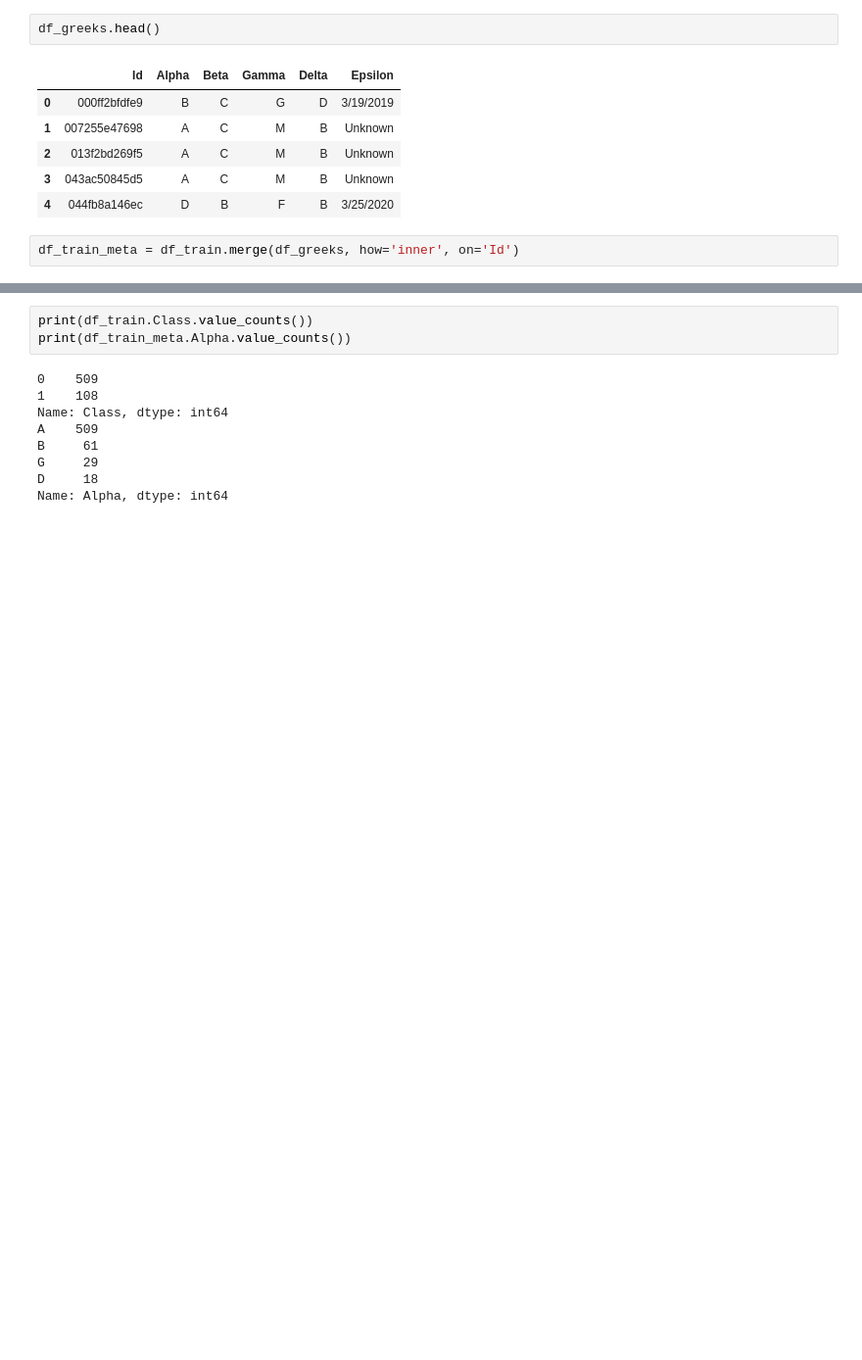
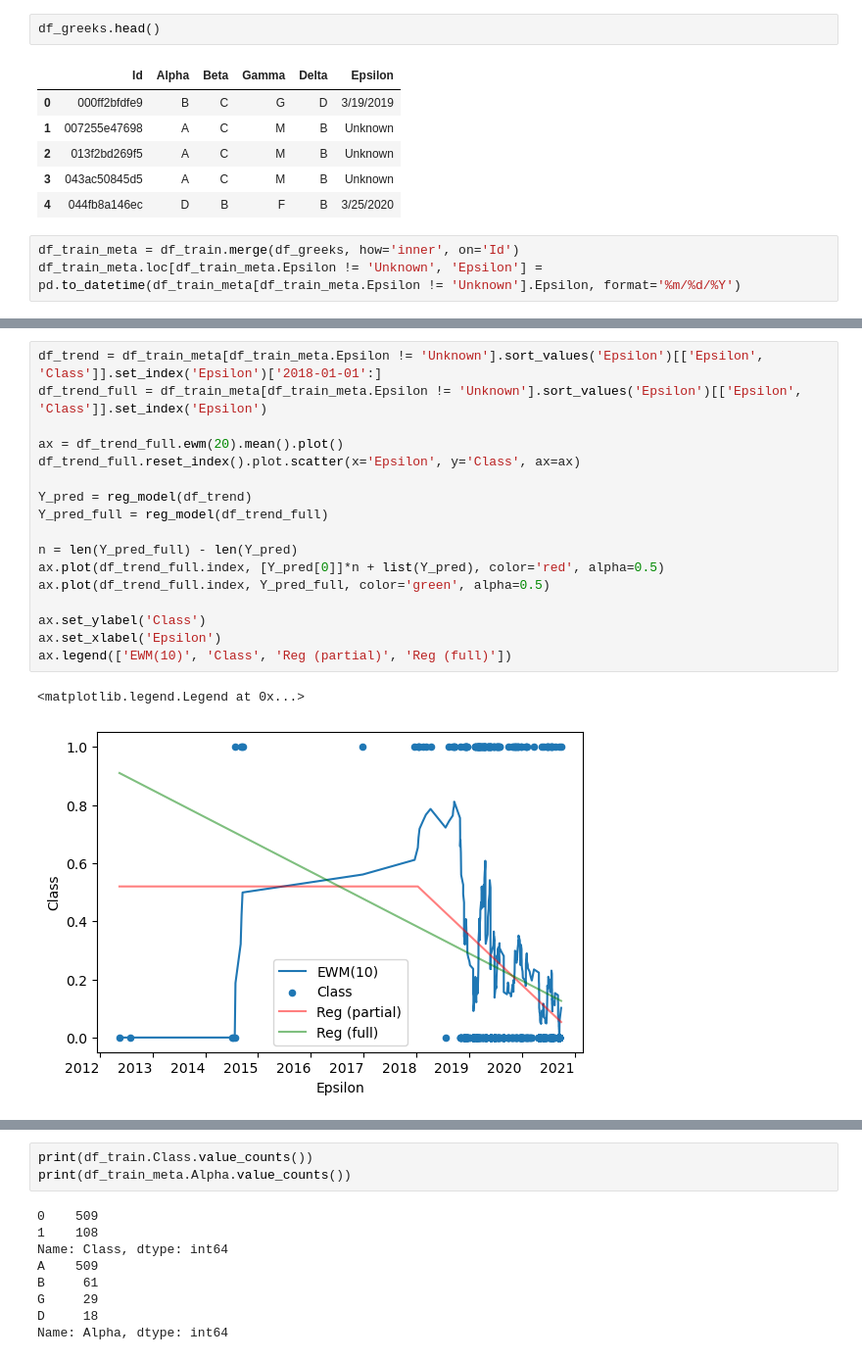
Before and after one commit to DylanZammit/kaggle-ICR---Identifying-Age-Related-Conditions, a Jupyter notebook: age-related-conditions.ipynb, the cells around one changed output, grey strips where cells are left out. Shown at 98% size. Cells and saved outputs as stored; diff of their text form; blank space fills up the shorter version.

```diff
--- a/age-related-conditions.ipynb
+++ b/age-related-conditions.ipynb
@@ -67,3 +69,4 @@ df_greeks.head()
 | 4 | 044fb8a146ec | D | B | F | B | 3/25/2020 |
 # %%
 df_train_meta = df_train.merge(df_greeks, how='inner', on='Id')
+df_train_meta.loc[df_train_meta.Epsilon != 'Unknown', 'Epsilon'] = pd.to_datetime(df_train_meta[df_train_meta.Epsilon != 'Unknown'].Epsilon, format='%m/%d/%Y')
@@ -69,0 +99,20 @@ df_train_meta = df_train.merge(df_greeks, how='inner', on='Id')
+# %%
+df_trend = df_train_meta[df_train_meta.Epsilon != 'Unknown'].sort_values('Epsilon')[['Epsilon', 'Class']].set_index('Epsilon')['2018-01-01':]
+df_trend_full = df_train_meta[df_train_meta.Epsilon != 'Unknown'].sort_values('Epsilon')[['Epsilon', 'Class']].set_index('Epsilon')
+
+ax = df_trend_full.ewm(20).mean().plot()
+df_trend_full.reset_index().plot.scatter(x='Epsilon', y='Class', ax=ax)
+
+Y_pred = reg_model(df_trend)
+Y_pred_full = reg_model(df_trend_full)
+
+n = len(Y_pred_full) - len(Y_pred)
+ax.plot(df_trend_full.index, [Y_pred[0]]*n + list(Y_pred), color='red', alpha=0.5)
+ax.plot(df_trend_full.index, Y_pred_full, color='green', alpha=0.5)
+
+ax.set_ylabel('Class')
+ax.set_xlabel('Epsilon')
+ax.legend(['EWM(10)', 'Class', 'Reg (partial)', 'Reg (full)'])
+# %% [output]
+<matplotlib.legend.Legend at 0x...>
+[figure, added]
```
Also changed, not shown: parts of 20 cells of this notebook.
